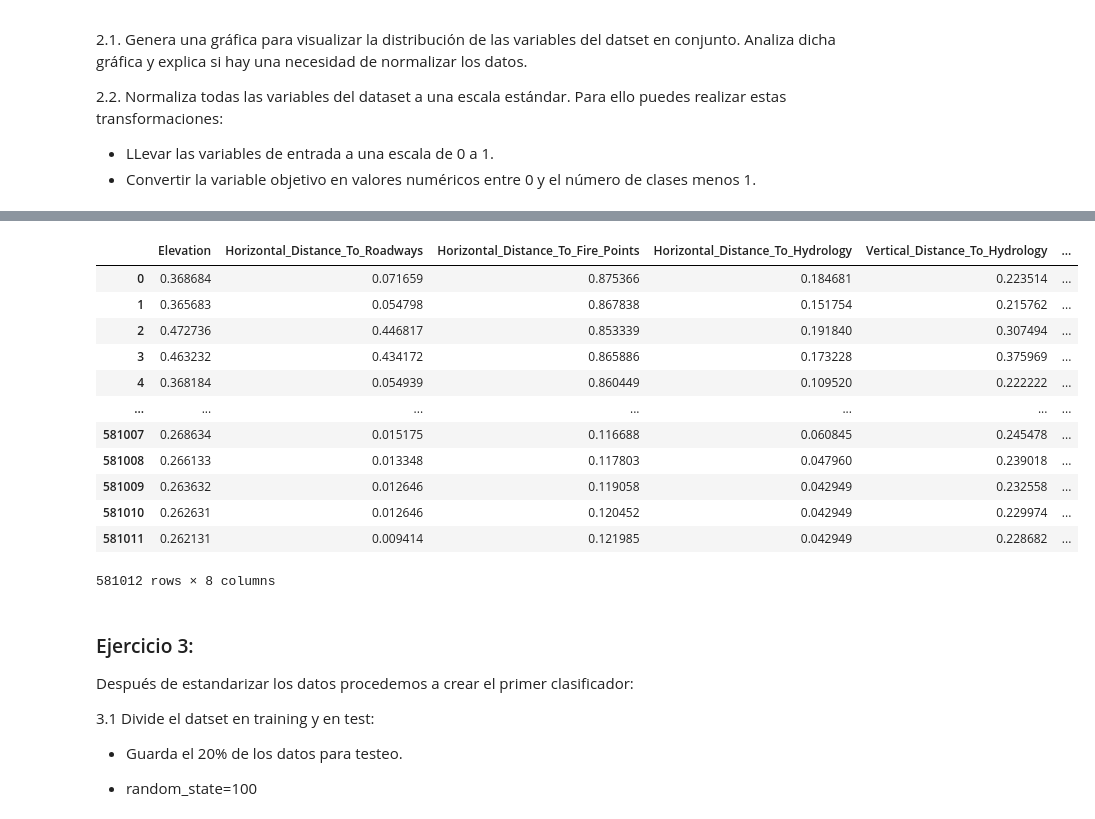
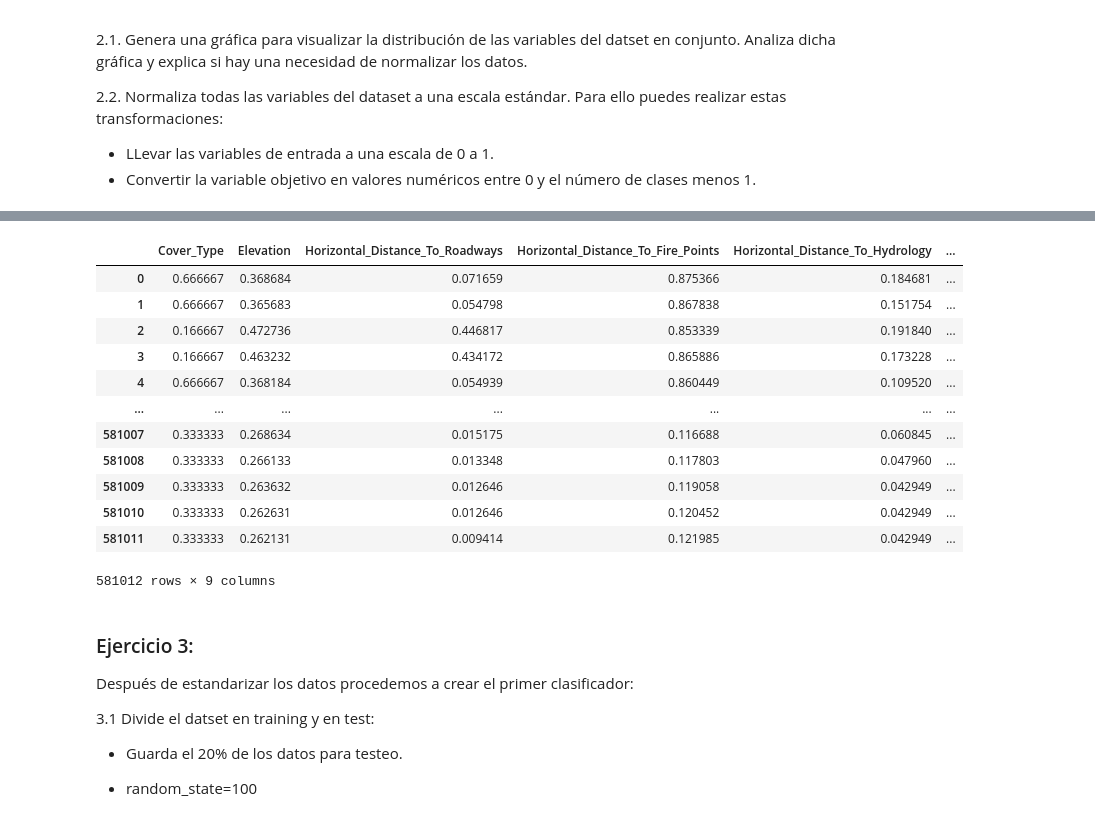
Before and after one commit to alejandru00/Examen-EDA, a Jupyter notebook: examen.ipynb, the cells around one changed output, grey strips where cells are left out. Saved outputs shown, nothing was run; the diff lists cells and outputs as text; code cells hidden in the pictures.

```diff
--- a/examen.ipynb
+++ b/examen.ipynb
@@ -175,11 +175,12 @@ df_imp['Acumuladas'] = df_imp['Importancias'].cumsum()
 
 variables_seleccionadas = df_imp[df_imp['Acumuladas'] <= 0.95]['Variables']
 
-# Seleccionar sólo las variables que están presentes en df_csv
+# Seleccionar solo las variables que están presentes en df_csv
 variables_seleccionadas = [v for v in variables_seleccionadas if v in df.columns]
 
-# Crear un nuevo DataFrame sólo con las variables seleccionadas
-df_reducido = df[variables_seleccionadas]
+# Crear un nuevo DataFrame solo con las variables seleccionadas y la columna 'Cover_Type'
+df_reducido_cover = df[['Cover_Type'] + variables_seleccionadas]
 
-df_reducido
+# Imprimir el DataFrame reducido con la columna 'Cover_Type'
+df_reducido_cover
 # %% [output]
@@ -220,33 +221,33 @@ plt.show()
 # %%
 """
 Normaliza todas las variables del dataset a una escala estándar. Para ello puedes realizar estas transformaciones:
 
 - LLevar las variables de entrada a una escala de 0 a 1
 - Convertir la variable objetivo en valores numéricos entre 0 y el número de clases menos 1
 
 """
 
 scaler = MinMaxScaler()
-X_scaled = scaler.fit_transform(df_reducido)
+X_scaled = scaler.fit_transform(df_reducido_cover)
 
 # Crear un nuevo DataFrame con las variables normalizadas
-df_normalized = pd.DataFrame(X_scaled, columns=df_reducido.columns)
+df_normalized = pd.DataFrame(X_scaled, columns=df_reducido_cover.columns)
 
 df_normalized
 # %% [output]
-|  | Elevation | Horizontal_Distance_To_Roadways | Horizontal_Distance_To_Fire_Points | Horizontal_Distance_To_Hydrology | Vertical_Distance_To_Hydrology | ... |
-| 0 | 0.368684 | 0.071659 | 0.875366 | 0.184681 | 0.223514 | ... |
-| 1 | 0.365683 | 0.054798 | 0.867838 | 0.151754 | 0.215762 | ... |
-| 2 | 0.472736 | 0.446817 | 0.853339 | 0.191840 | 0.307494 | ... |
-| 3 | 0.463232 | 0.434172 | 0.865886 | 0.173228 | 0.375969 | ... |
-| 4 | 0.368184 | 0.054939 | 0.860449 | 0.109520 | 0.222222 | ... |
+|  | Cover_Type | Elevation | Horizontal_Distance_To_Roadways | Horizontal_Distance_To_Fire_Points | Horizontal_Distance_To_Hydrology | ... |
+| 0 | 0.666667 | 0.368684 | 0.071659 | 0.875366 | 0.184681 | ... |
+| 1 | 0.666667 | 0.365683 | 0.054798 | 0.867838 | 0.151754 | ... |
+| 2 | 0.166667 | 0.472736 | 0.446817 | 0.853339 | 0.191840 | ... |
+| 3 | 0.166667 | 0.463232 | 0.434172 | 0.865886 | 0.173228 | ... |
+| 4 | 0.666667 | 0.368184 | 0.054939 | 0.860449 | 0.109520 | ... |
 | ... | ... | ... | ... | ... | ... | ... |
-| 581007 | 0.268634 | 0.015175 | 0.116688 | 0.060845 | 0.245478 | ... |
-| 581008 | 0.266133 | 0.013348 | 0.117803 | 0.047960 | 0.239018 | ... |
-| 581009 | 0.263632 | 0.012646 | 0.119058 | 0.042949 | 0.232558 | ... |
-| 581010 | 0.262631 | 0.012646 | 0.120452 | 0.042949 | 0.229974 | ... |
-| 581011 | 0.262131 | 0.009414 | 0.121985 | 0.042949 | 0.228682 | ... |
+| 581007 | 0.333333 | 0.268634 | 0.015175 | 0.116688 | 0.060845 | ... |
+| 581008 | 0.333333 | 0.266133 | 0.013348 | 0.117803 | 0.047960 | ... |
+| 581009 | 0.333333 | 0.263632 | 0.012646 | 0.119058 | 0.042949 | ... |
+| 581010 | 0.333333 | 0.262631 | 0.012646 | 0.120452 | 0.042949 | ... |
+| 581011 | 0.333333 | 0.262131 | 0.009414 | 0.121985 | 0.042949 | ... |
-581012 rows × 8 columns
+581012 rows × 9 columns
 # %% [markdown]
 ### Ejercicio 3:
 
```
Also changed, not shown: parts of 9 cells of this notebook.
